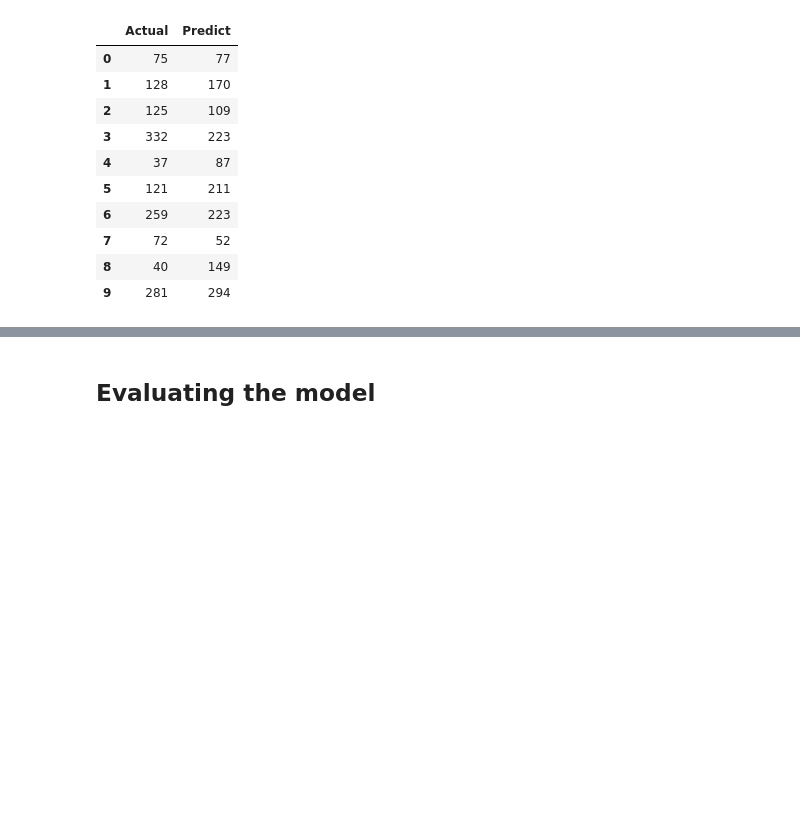
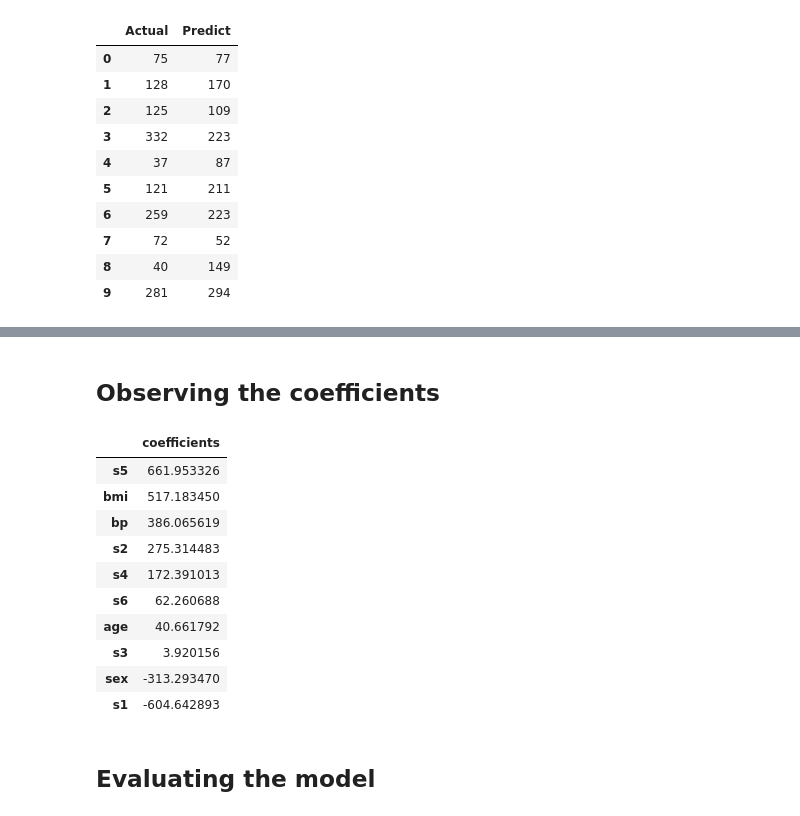
Before and after one commit to hosseinabadii/Machine-Learning-Projects, a Jupyter notebook: Projects/02 Regression/02 Linear Regression/03 Diabetes Dataset/main.ipynb, the cells around one changed output, grey strips where cells are left out. Cells and saved outputs as stored; diff of their text form; code cells hidden in the pictures; blank space fills up the shorter version.

```diff
--- a/Projects/02 Regression/02 Linear Regression/03 Diabetes Dataset/main.ipynb
+++ b/Projects/02 Regression/02 Linear Regression/03 Diabetes Dataset/main.ipynb
@@ -86,3 +123,22 @@ result.head(10)
+# %% [markdown]
+## Observing the coefficients
+# %%
+cdf = pd.DataFrame(
+    reg.coef_, df.columns[:-1], ["coefficients"]
+    ).sort_values("coefficients", ascending=False)
+cdf
+# %% [output]
+|  | coefficients |
+| s5 | 661.953326 |
+| bmi | 517.183450 |
+| bp | 386.065619 |
+| s2 | 275.314483 |
+| s4 | 172.391013 |
+| s6 | 62.260688 |
+| age | 40.661792 |
+| s3 | 3.920156 |
+| sex | -313.293470 |
+| s1 | -604.642893 |
 # %% [markdown]
 ## Evaluating the model
 # %%
```
Also changed, not shown: parts of 6 cells of this notebook, 6 other files.
